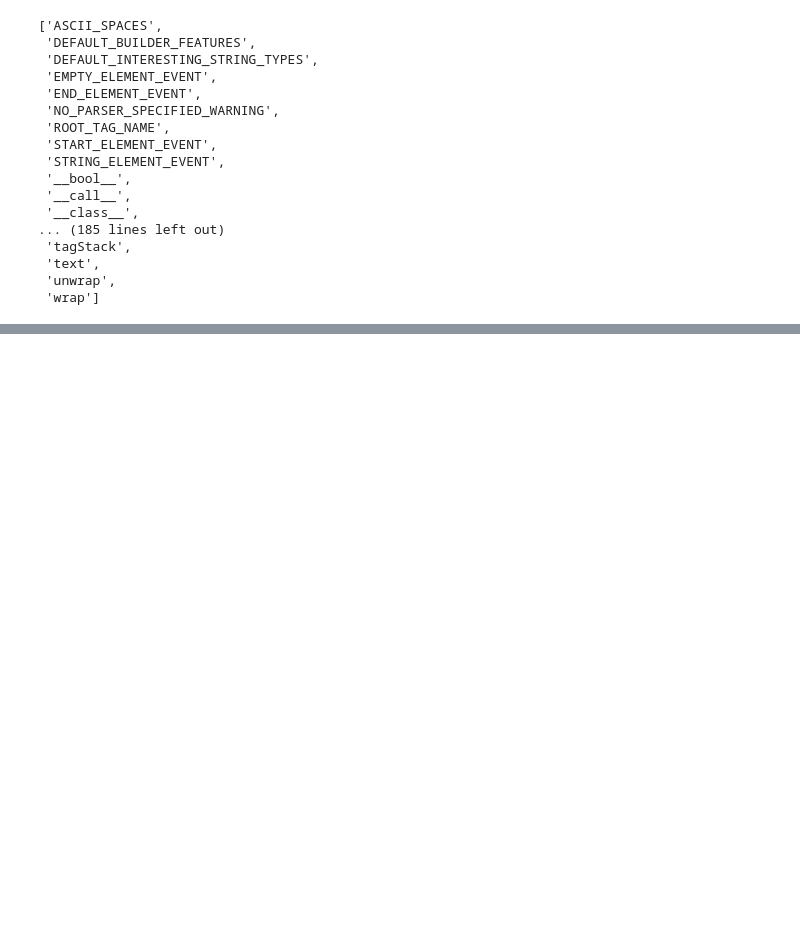
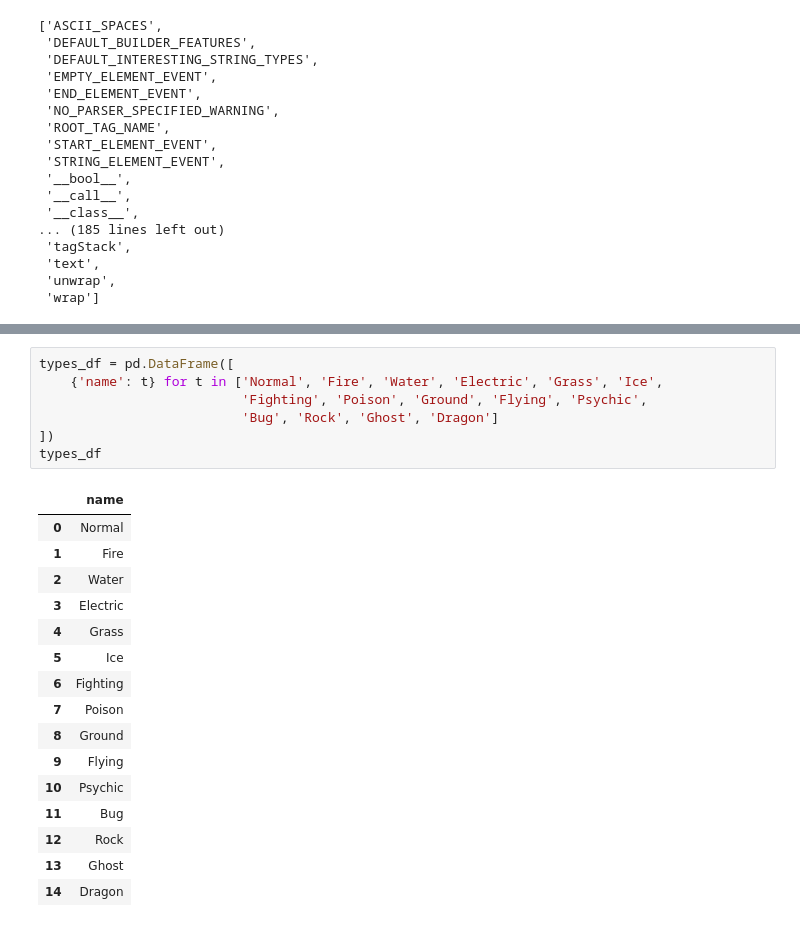
Before and after one commit to MasonPease/pokemon, a Jupyter notebook: .src/pokemon_scraper.ipynb, the cells around one changed output, grey strips where cells are left out. Drawn from its saved outputs; the diff is of its cells as text; blank space fills up the shorter version.

```diff
--- a/.src/pokemon_scraper.ipynb
+++ b/.src/pokemon_scraper.ipynb
@@ -66,0 +105,24 @@ dir(soup)
+# %%
+types_df = pd.DataFrame([
+    {'name': t} for t in ['Normal', 'Fire', 'Water', 'Electric', 'Grass', 'Ice',
+                          'Fighting', 'Poison', 'Ground', 'Flying', 'Psychic',
+                          'Bug', 'Rock', 'Ghost', 'Dragon']
+])
+types_df
+# %% [output]
+|  | name |
+| 0 | Normal |
+| 1 | Fire |
+| 2 | Water |
+| 3 | Electric |
+| 4 | Grass |
+| 5 | Ice |
+| 6 | Fighting |
+| 7 | Poison |
+| 8 | Ground |
+| 9 | Flying |
+| 10 | Psychic |
+| 11 | Bug |
+| 12 | Rock |
+| 13 | Ghost |
+| 14 | Dragon |
```
Also changed, not shown: parts of 16 cells of this notebook, 5 other files.
